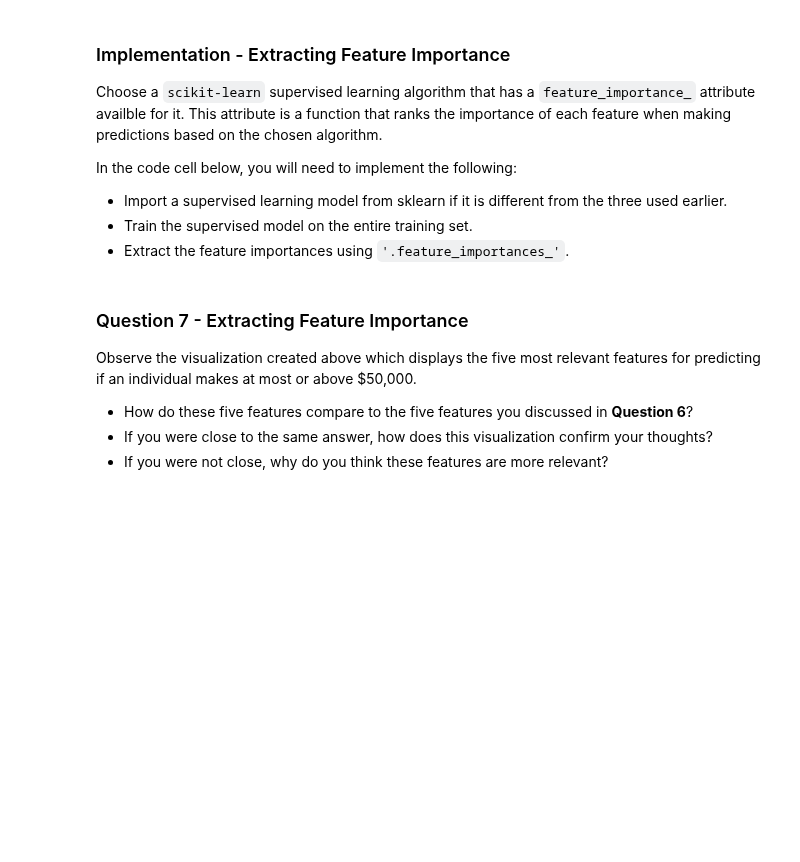
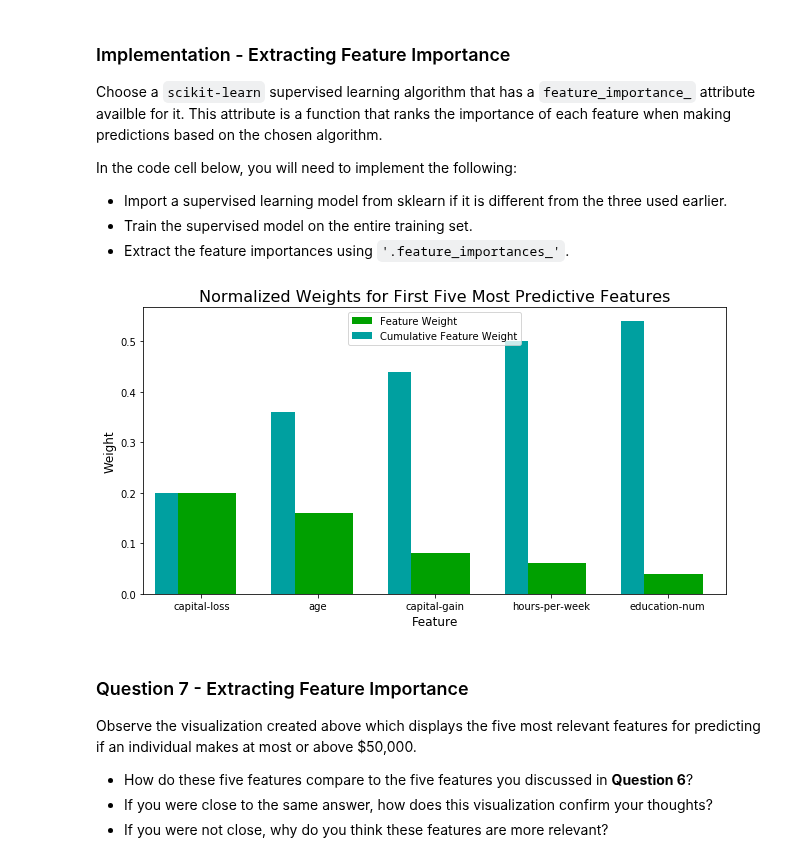
Before and after one commit to klprateek/ml-practice, a Jupyter notebook: finding_donors/finding_donors.ipynb, the cells around one changed output. Drawn from its saved outputs; the diff is of its cells as text; code cells hidden in the pictures; blank space fills up the shorter version.

```diff
--- a/finding_donors/finding_donors.ipynb
+++ b/finding_donors/finding_donors.ipynb
@@ -170,7 +170,8 @@ Additionally, as with the non-numeric features, we need to convert the non-numer
    - Set records with "<=50K" to `0` and records with ">50K" to `1`.
 # %%
 # TODO: One-hot encode the 'features_log_minmax_transform' data using pandas.get_dummies()
-features_final = pd.get_dummies(features_log_minmax_transform)
+categorical = ['workclass', 'education_level', 'marital-status', 'occupation', 'relationship', 'race', 'sex', 'native-country']
+features_final = pd.get_dummies(features_log_minmax_transform, categorical)
 
 
 # TODO: Encode the 'income_raw' data to numerical values
@@ -178,6 +179,8 @@ income = pd.DataFrame(data = income_raw)
 income.loc[(income['income'] == '>50K')] = 1
 income.loc[(income['income'] == '<=50K')] = 0
 
+income = np.array(income['income'])
+
 # Print the number of features after one-hot encoding
 # encoded = list(features_final.columns)
 # print "{} total features after one-hot encoding.".format(len(encoded))
@@ -551,16 +570,19 @@ In the code cell below, you will need to implement the following:
  - Extract the feature importances using `'.feature_importances_'`.
 # %%
 # TODO: Import a supervised learning model that has 'feature_importances_'
+from sklearn.ensemble import AdaBoostClassifier
 
-
+clf = AdaBoostClassifier(random_state = 43)
 # TODO: Train the supervised model on the training set using .fit(X_train, y_train)
-model = None
+model = clf.fit(X_train, y_train)
 
 # TODO: Extract the feature importances using .feature_importances_
-importances = None
+importances = model.feature_importances_
 
 # Plot
 vs.feature_plot(importances, X_train, y_train)
+# %% [output]
+[figure, added]
 # %% [markdown]
 ### Question 7 - Extracting Feature Importance
 
```
Also changed, not shown: parts of 14 cells of this notebook, 22 other files.
